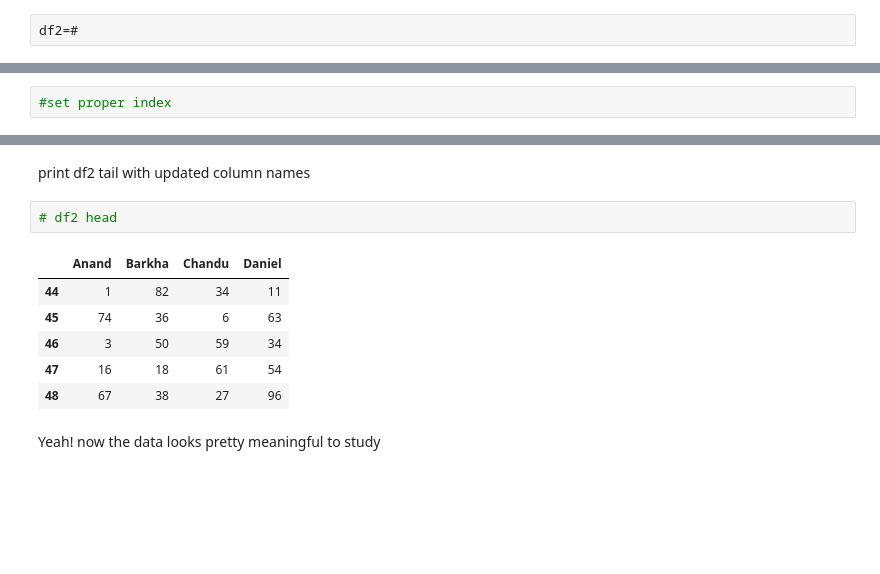
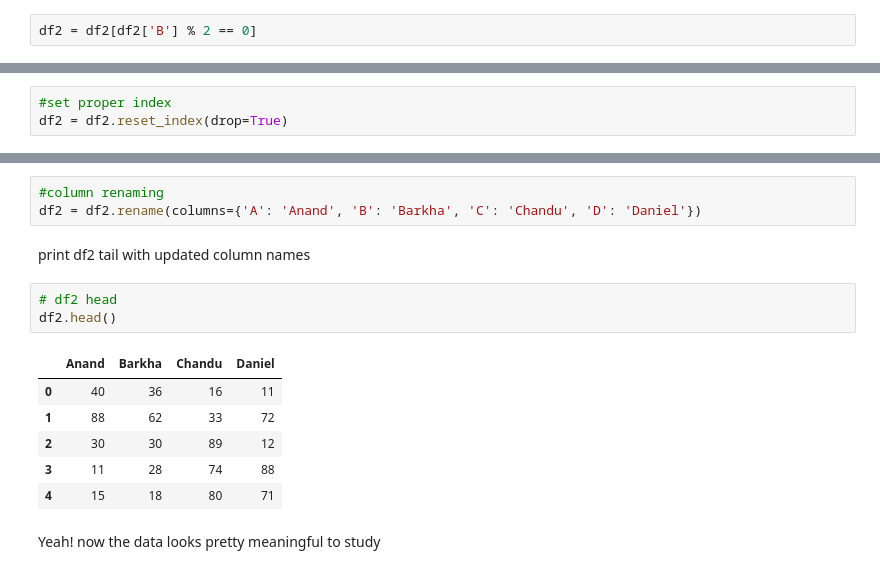
Before and after one commit to sureshmecad/CloudyML-AI-FOR-ALL, a Jupyter notebook: 6_Data_Cleaning_CloudyML.ipynb, the cells around one changed output, grey strips where cells are left out. Cells and saved outputs as stored; diff of their text form; blank space fills up the shorter version.

```diff
--- a/6_Data_Cleaning_CloudyML.ipynb
+++ b/6_Data_Cleaning_CloudyML.ipynb
@@ -268,8 +276,8 @@ df2=#
 | 4 | 49 | 51 | 54 | 77 |
 # %% [markdown]
 Suppose your domain expert says to filter column B with even numbers to do correct analysis. Implement the same below and update the change in varaible df2.
-# %%
-df2=#
+# %%
+df2 = df2[df2['B'] % 2 == 0]
 # %% [markdown]
 print updated head of *df2*
 # %%
@@ -289,6 +298,7 @@ Reference:-https://www.youtube.com/watch?v=FQ4IB5mZOmQ
 Oops. The index in this dataframe doesn't make sense. please correct index in a sequential manner starting from 1. Save the updates in df2
 # %%
 #set proper index
+df2 = df2.reset_index(drop=True)
 # %% [markdown]
 print df2 head again
 # %%
@@ -312,14 +321,18 @@ Now df2 columns represents marks of the adventurous 'Anand', the brave 'Barkha',
+# %%
+#column renaming
+df2 = df2.rename(columns={'A': 'Anand', 'B': 'Barkha', 'C': 'Chandu', 'D': 'Daniel'})
 # %% [markdown]
 print df2 tail with updated column names
 # %%
 # df2 head
+df2.head()
 # %% [output]
 |  | Anand | Barkha | Chandu | Daniel |
-| 44 | 1 | 82 | 34 | 11 |
-| 45 | 74 | 36 | 6 | 63 |
-| 46 | 3 | 50 | 59 | 34 |
-| 47 | 16 | 18 | 61 | 54 |
-| 48 | 67 | 38 | 27 | 96 |
+| 0 | 40 | 36 | 16 | 11 |
+| 1 | 88 | 62 | 33 | 72 |
+| 2 | 30 | 30 | 89 | 12 |
+| 3 | 11 | 28 | 74 | 88 |
+| 4 | 15 | 18 | 80 | 71 |
 # %% [markdown]
 Yeah! now the data looks pretty meaningful to study
 # %% [markdown]
```
Also changed, not shown: parts of 43 cells of this notebook.
